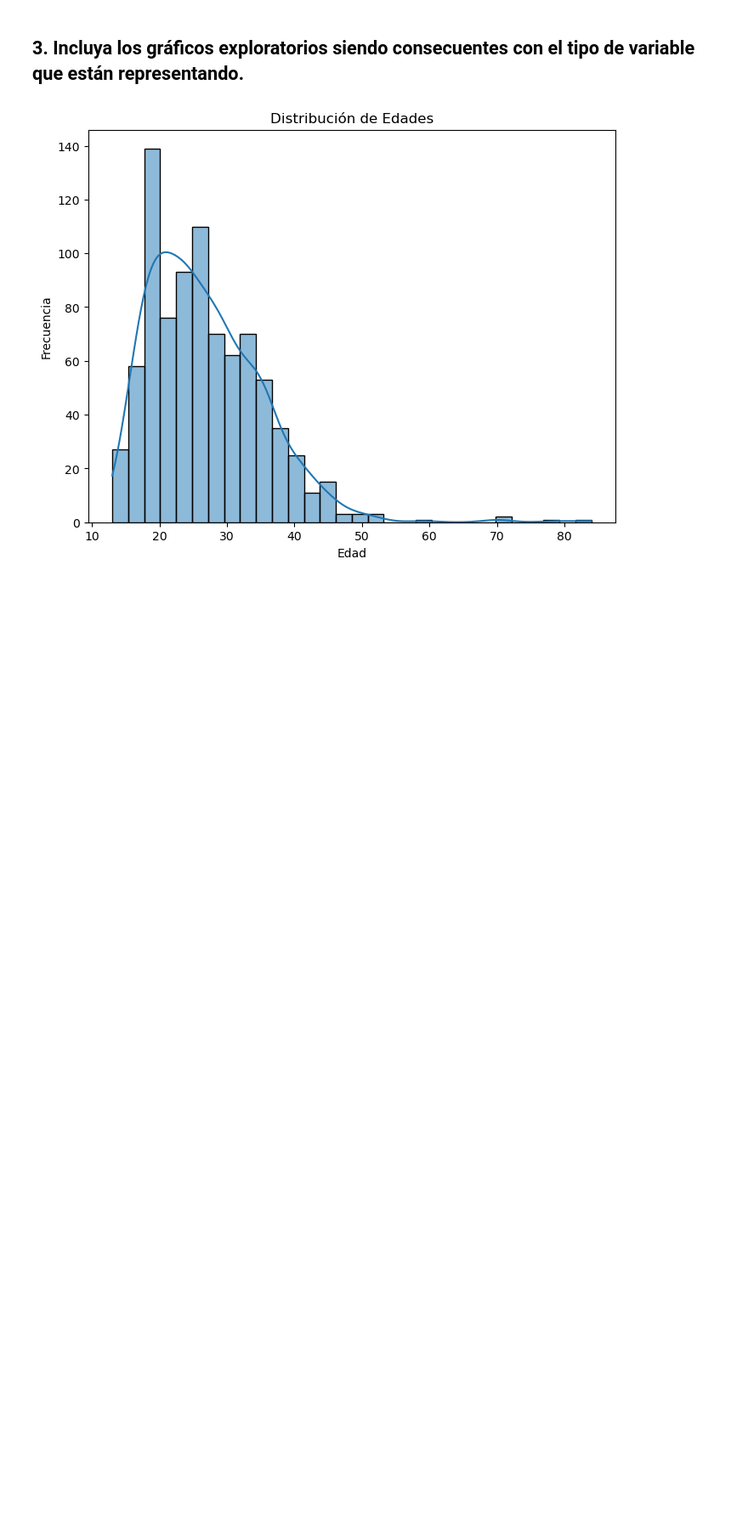
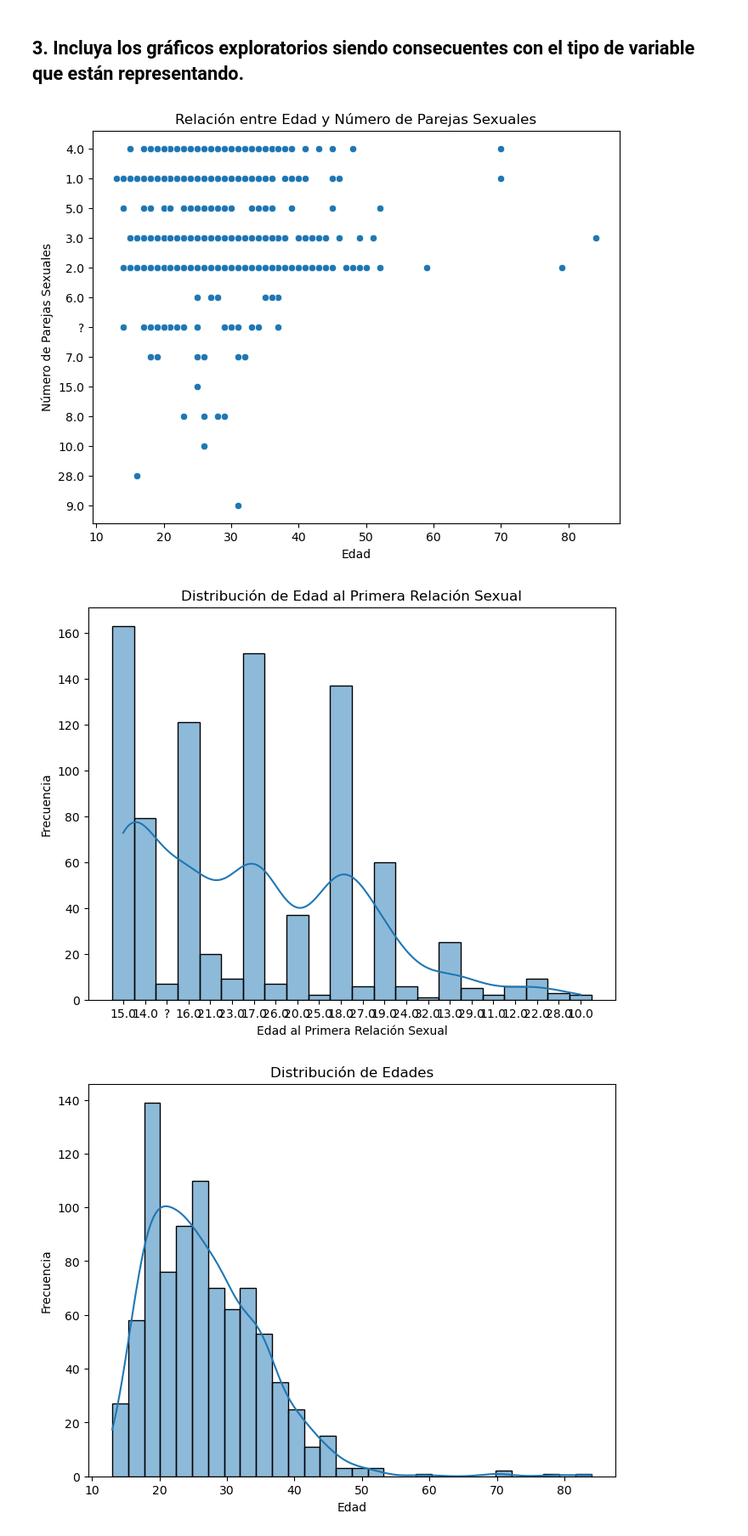
Before and after one commit to fredyvelasquezgt/Lab-1-DS, a Jupyter notebook: test.ipynb, the cells around one changed output. Shown: that part at 85% size. Cells and saved outputs as stored; diff of their text form; code cells hidden in the pictures; blank space fills up the shorter version.

```diff
--- a/test.ipynb
+++ b/test.ipynb
@@ -96,6 +96,29 @@ Citology: Cuantitativa Discreta
 Biopsy: Cuantitativa Discreta
 # %% [markdown]
 ## 3. Incluya los gráficos exploratorios siendo consecuentes con el tipo de variable que están representando.
+# %%
+import pandas as pd
+import matplotlib.pyplot as plt
+import seaborn as sns
+
+# Gráfico de dispersión para 'Age' vs 'Number of sexual partners'
+plt.figure(figsize=(8, 6))
+sns.scatterplot(x='Age', y='Number of sexual partners', data=df)
+plt.title('Relación entre Edad y Número de Parejas Sexuales')
+plt.xlabel('Edad')
+plt.ylabel('Número de Parejas Sexuales')
+plt.show()
+
+# Histograma para 'First sexual intercourse'
+plt.figure(figsize=(8, 6))
+sns.histplot(df['First sexual intercourse'], bins=20, kde=True)
+plt.title('Distribución de Edad al Primera Relación Sexual')
+plt.xlabel('Edad al Primera Relación Sexual')
+plt.ylabel('Frecuencia')
+plt.show()
+# %% [output]
+[figure, added]
+[figure, added]
 # %%
 # Distribución de la edad
 plt.figure(figsize=(8, 6))
```
Also changed, not shown: parts of 3 cells of this notebook.
